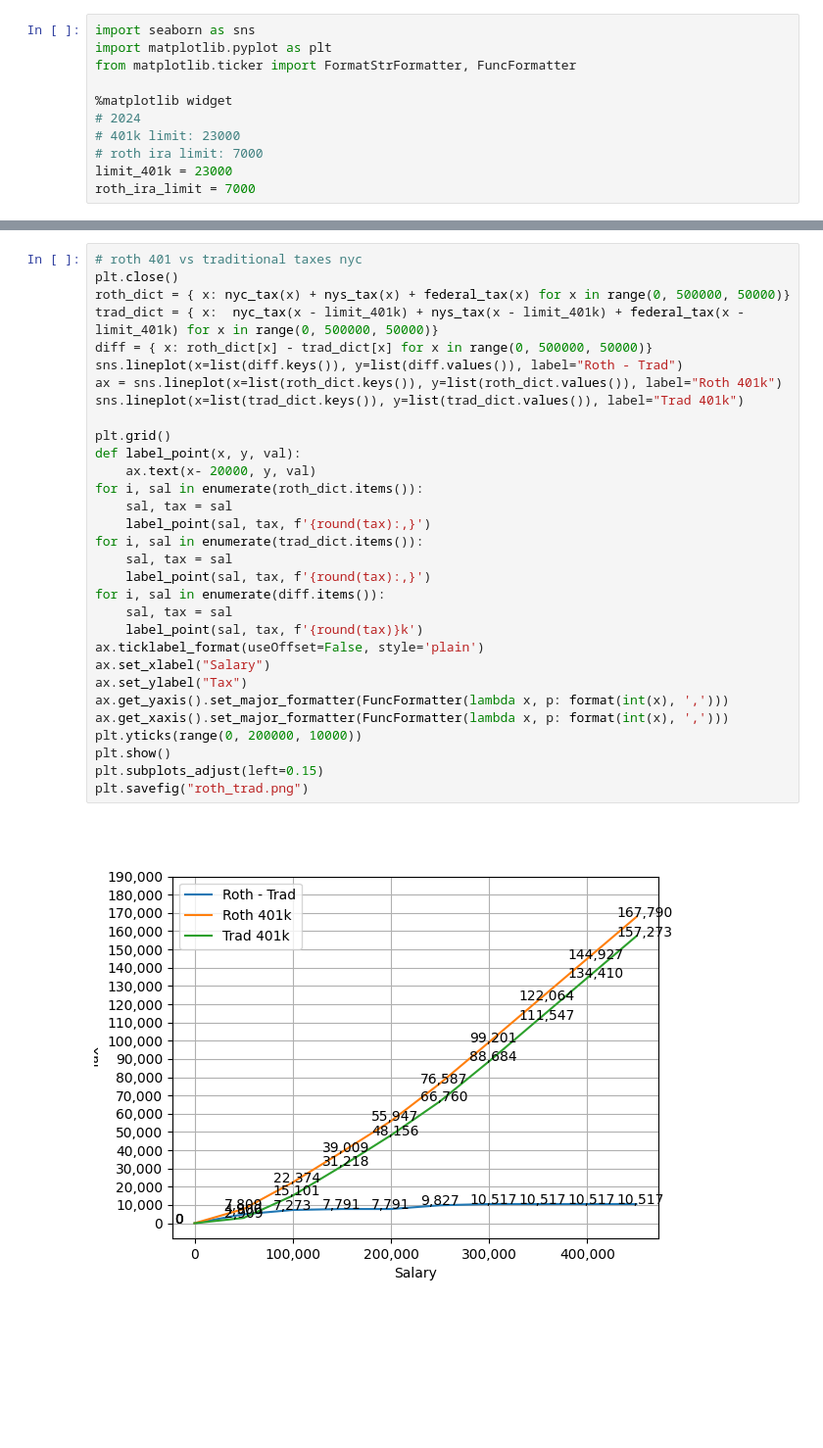
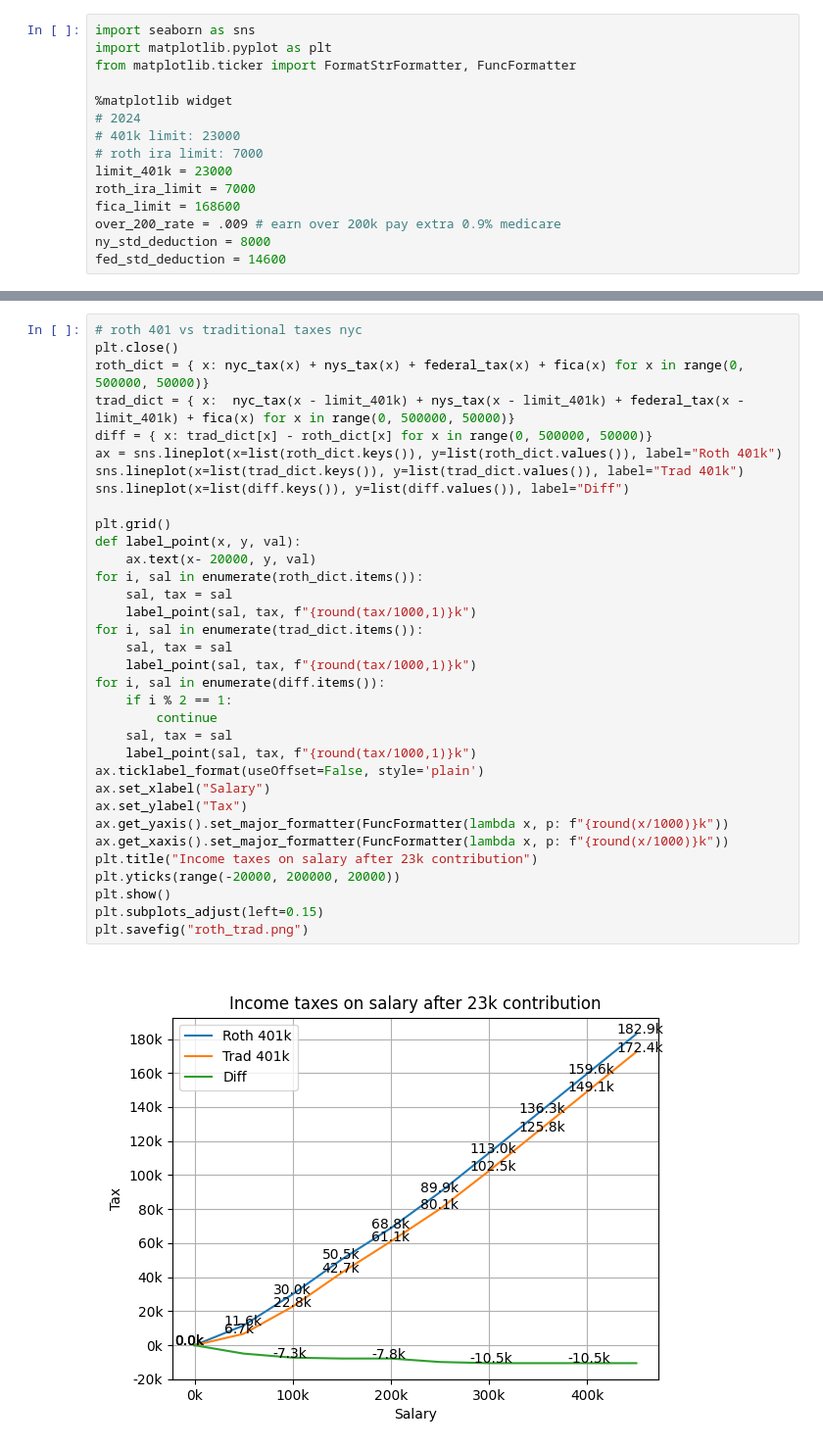
Before and after one commit to michellehwin/nyctax, a Jupyter notebook: nyctax.ipynb, the cells around one changed output, grey strips where cells are left out. Shown at 98% size. Drawn from its saved outputs; the diff is of its cells as text; blank space fills up the shorter version.

```diff
--- a/nyctax.ipynb
+++ b/nyctax.ipynb
@@ -9,4 +9,8 @@ from matplotlib.ticker import FormatStrFormatter, FuncFormatter
 # roth ira limit: 7000
 limit_401k = 23000
 roth_ira_limit = 7000
+fica_limit = 168600
+over_200_rate = .009 # earn over 200k pay extra 0.9% medicare
+ny_std_deduction = 8000
+fed_std_deduction = 14600
 # %%
@@ -94,36 +133,39 @@ plt.savefig("nyc_tx.png")
 # %%
 # roth 401 vs traditional taxes nyc
 plt.close()
-roth_dict = { x: nyc_tax(x) + nys_tax(x) + federal_tax(x) for x in range(0, 500000, 50000)}
-trad_dict = { x:  nyc_tax(x - limit_401k) + nys_tax(x - limit_401k) + federal_tax(x - limit_401k) for x in range(0, 500000, 50000)}
-diff = { x: roth_dict[x] - trad_dict[x] for x in range(0, 500000, 50000)}
-sns.lineplot(x=list(diff.keys()), y=list(diff.values()), label="Roth - Trad")
+roth_dict = { x: nyc_tax(x) + nys_tax(x) + federal_tax(x) + fica(x) for x in range(0, 500000, 50000)}
+trad_dict = { x:  nyc_tax(x - limit_401k) + nys_tax(x - limit_401k) + federal_tax(x - limit_401k) + fica(x) for x in range(0, 500000, 50000)}
+diff = { x: trad_dict[x] - roth_dict[x] for x in range(0, 500000, 50000)}
 ax = sns.lineplot(x=list(roth_dict.keys()), y=list(roth_dict.values()), label="Roth 401k")
 sns.lineplot(x=list(trad_dict.keys()), y=list(trad_dict.values()), label="Trad 401k")
+sns.lineplot(x=list(diff.keys()), y=list(diff.values()), label="Diff")
 
 plt.grid()
 def label_point(x, y, val):
 	ax.text(x- 20000, y, val)
 for i, sal in enumerate(roth_dict.items()):
 	sal, tax = sal
-	label_point(sal, tax, f'{round(tax):,}')
+	label_point(sal, tax, f"{round(tax/1000,1)}k")
 for i, sal in enumerate(trad_dict.items()):
 	sal, tax = sal
-	label_point(sal, tax, f'{round(tax):,}')
+	label_point(sal, tax, f"{round(tax/1000,1)}k")
 for i, sal in enumerate(diff.items()):
+	if i % 2 == 1:
+		continue
 	sal, tax = sal
-	label_point(sal, tax, f'{round(tax)}k')
+	label_point(sal, tax, f"{round(tax/1000,1)}k")
 ax.ticklabel_format(useOffset=False, style='plain')
 ax.set_xlabel("Salary")
 ax.set_ylabel("Tax")
-ax.get_yaxis().set_major_formatter(FuncFormatter(lambda x, p: format(int(x), ',')))
-ax.get_xaxis().set_major_formatter(FuncFormatter(lambda x, p: format(int(x), ',')))
-plt.yticks(range(0, 200000, 10000))
+ax.get_yaxis().set_major_formatter(FuncFormatter(lambda x, p: f"{round(x/1000)}k"))
+ax.get_xaxis().set_major_formatter(FuncFormatter(lambda x, p: f"{round(x/1000)}k"))
+plt.title("Income taxes on salary after 23k contribution")
+plt.yticks(range(-20000, 200000, 20000))
 plt.show()
 plt.subplots_adjust(left=0.15)
 plt.savefig("roth_trad.png")
 # %% [output]
-[figure, old version]
+[figure, new version]
 # %%
 # roth 401 vs traditional
 plt.close()
```
Also changed, not shown: parts of 5 cells of this notebook, 7 other files.
